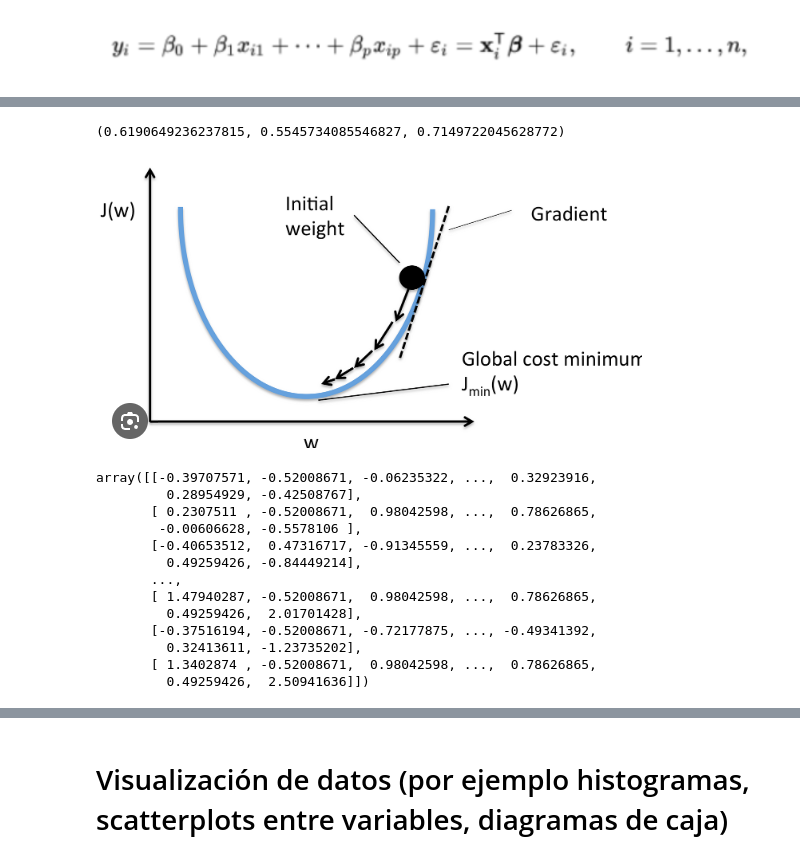
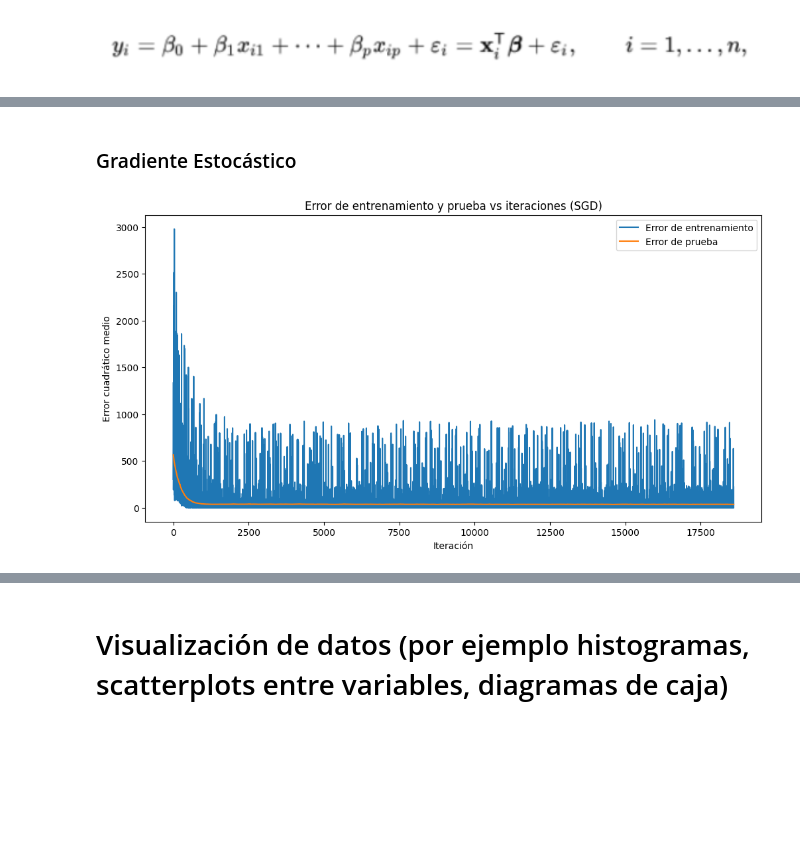
Before and after one commit to therokitoki/AA1-TUIA-Alsop-Hachen, a Jupyter notebook: tp.ipynb, the cells around one changed output, grey strips where cells are left out. Drawn from its saved outputs; the diff is of its cells as text; code cells hidden in the pictures; blank space fills up the shorter version.

```diff
--- a/tp.ipynb
+++ b/tp.ipynb
@@ -421,22 +401,0 @@ np.float64(0.336791543621863)
-# %%
-SGD_income.score(x_train_scaled,y_train), SGD_income.score(x_test_scaled,y_test), SGD_income.score(x_val_scaled,y_val)
-# %% [output]
-(0.6190649236237815, 0.5545734085546827, 0.7149722045628772)
-# %% [markdown]
-![image.png](attachment:image.png)
-# %%
-x_train_scaled
-# %% [output]
-array([[-0.39707571, -0.52008671, -0.06235322, ...,  0.32923916,
-         0.28954929, -0.42508767],
-       [ 0.2307511 , -0.52008671,  0.98042598, ...,  0.78626865,
-        -0.00606628, -0.5578106 ],
-       [-0.40653512,  0.47316717, -0.91345559, ...,  0.23783326,
-         0.49259426, -0.84449214],
-       ...,
-       [ 1.47940287, -0.52008671,  0.98042598, ...,  0.78626865,
-         0.49259426,  2.01701428],
-       [-0.37516194, -0.52008671, -0.72177875, ..., -0.49341392,
-         0.32413611, -1.23735202],
-       [ 1.3402874 , -0.52008671,  0.98042598, ...,  0.78626865,
-         0.49259426,  2.50941636]])
@@ -442,0 +421,58 @@ array([[-0.39707571, -0.52008671, -0.06235322, ...,  0.32923916,
+# %% [markdown]
+### Gradiente Estocástico
+# %%
+def stochastic_gradient_descent(X_train, y_train, X_test, y_test, lr=0.01, epochs=100):
+
+    n = X_train.shape[0]
+    m = X_train.shape[1]
+
+    X_train = np.hstack((np.ones((n, 1)), X_train))
+    X_test = np.hstack((np.ones((X_test.shape[0], 1)), X_test))
+
+    W = np.random.randn(m + 1).reshape(-1, 1) # se inicializan los pesos
+
+    train_errors = []
+    test_errors = []
+
+    for i in range(epochs):
+        # Permutación aleatoria de los datos
+        permutation = np.random.permutation(n)
+        X_train = X_train[permutation] # se reordenan los datos en base a los indices de la permutación
+        y_train = y_train[permutation]
+
+        for j in range(n):
+            # Obtener una muestra aleatoria de un solo dato para hacer SGD
+            x_sample = X_train[j]
+            y_sample = y_train[j][0]
+
+            prediction = np.matmul(x_sample, W)
+            error = y_sample - prediction
+            train_mse = error ** 2
+            train_errors.append(train_mse)
+
+            prediction_test = np.matmul(X_test, W)
+            error_test = y_test - prediction_test
+            test_mse = np.mean(error_test ** 2)
+            test_errors.append(test_mse)
+
+            gradient = -2 * error * x_sample.T.reshape(-1, 1)
+
+            W = W - (lr * gradient)
+
+
+
+    plt.figure(figsize=(12, 6))
+    plt.plot(train_errors, label='Error de entrenamiento')
+    plt.plot(test_errors, label='Error de prueba')
+    plt.xlabel('Iteración')
+    plt.ylabel('Error cuadrático medio')
+    plt.legend()
+    plt.title('Error de entrenamiento y prueba vs iteraciones (SGD)')
+    plt.show()
+
+    return W
+
+
+W_SGD = stochastic_gradient_descent(x_train_scaled, y_train, x_test_scaled, y_test, lr=0.001, epochs=50)
+# %% [output]
+[figure, added]
```
Also changed, not shown: parts of 21 cells of this notebook.
